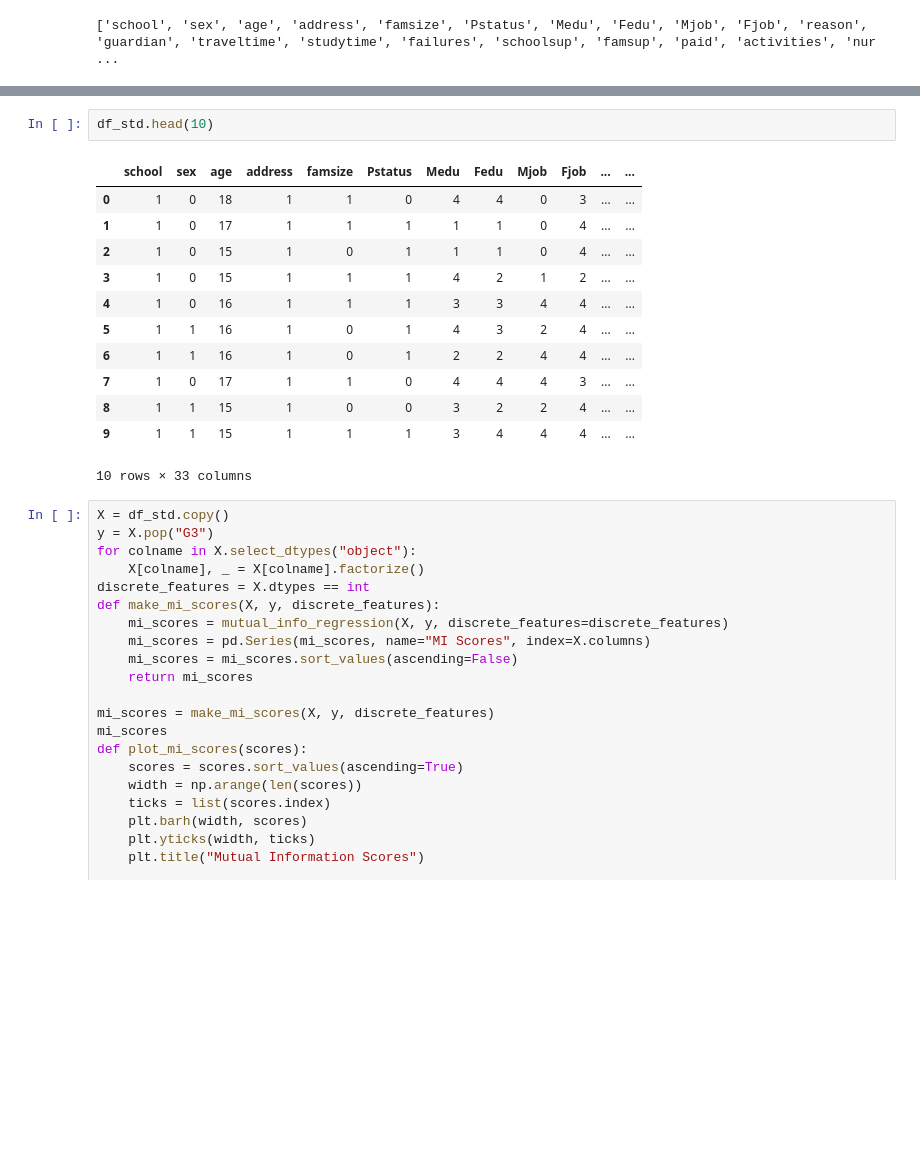
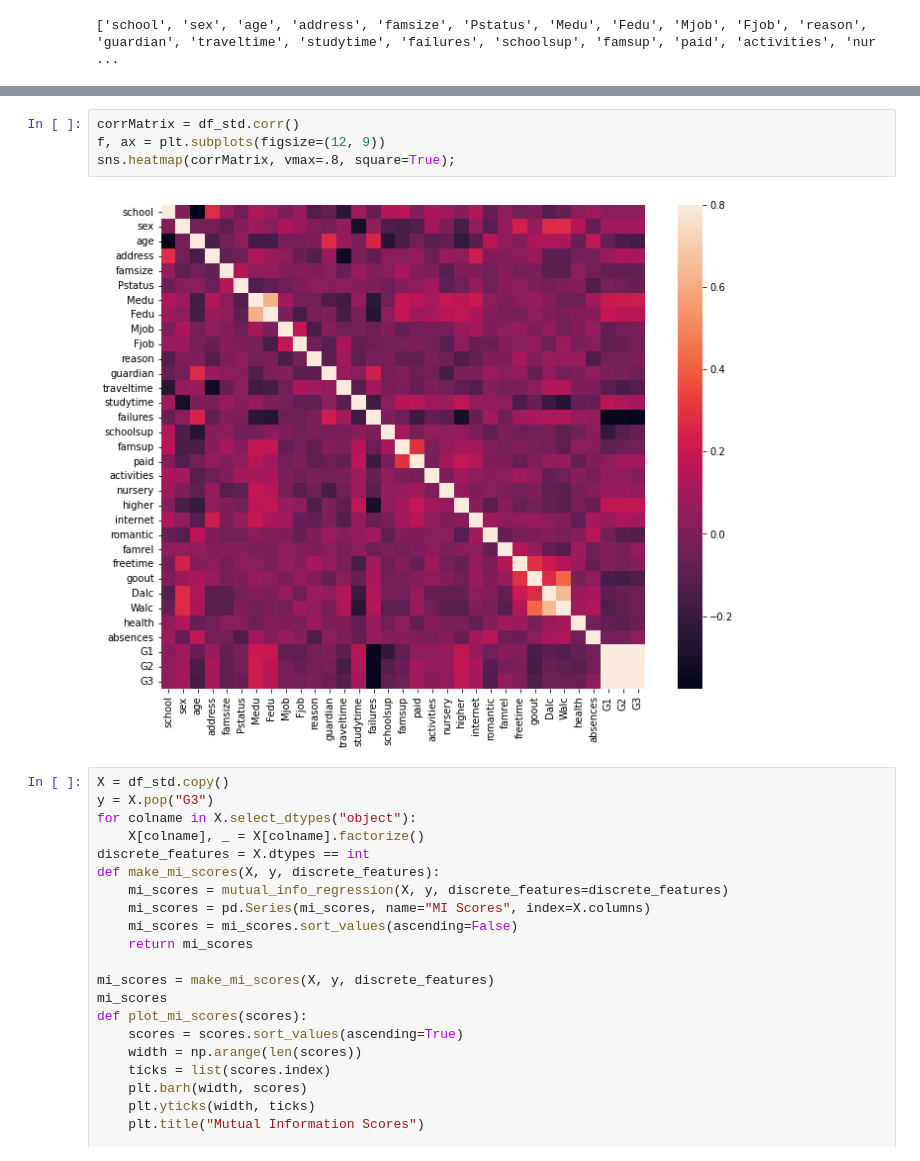
Before and after one commit to ABDELLAH-Hallou/students_performance, a Jupyter notebook: students_perf.ipynb, the cells around one changed output, grey strips where cells are left out. Saved outputs shown, nothing was run; the diff lists cells and outputs as text; blank space fills up the shorter version.

```diff
--- a/students_perf.ipynb
+++ b/students_perf.ipynb
@@ -390,18 +398,9 @@ data_dum['guardian'] = data_dum['guardian'].map(categorical_d)
-# %%
-df_std.head(10)
-# %% [output]
-|  | school | sex | age | address | famsize | Pstatus | Medu | Fedu | Mjob | Fjob | ... | ... |
-| 0 | 1 | 0 | 18 | 1 | 1 | 0 | 4 | 4 | 0 | 3 | ... | ... |
-| 1 | 1 | 0 | 17 | 1 | 1 | 1 | 1 | 1 | 0 | 4 | ... | ... |
-| 2 | 1 | 0 | 15 | 1 | 0 | 1 | 1 | 1 | 0 | 4 | ... | ... |
-| 3 | 1 | 0 | 15 | 1 | 1 | 1 | 4 | 2 | 1 | 2 | ... | ... |
-| 4 | 1 | 0 | 16 | 1 | 1 | 1 | 3 | 3 | 4 | 4 | ... | ... |
-| 5 | 1 | 1 | 16 | 1 | 0 | 1 | 4 | 3 | 2 | 4 | ... | ... |
-| 6 | 1 | 1 | 16 | 1 | 0 | 1 | 2 | 2 | 4 | 4 | ... | ... |
-| 7 | 1 | 0 | 17 | 1 | 1 | 0 | 4 | 4 | 4 | 3 | ... | ... |
-| 8 | 1 | 1 | 15 | 1 | 0 | 0 | 3 | 2 | 2 | 4 | ... | ... |
-| 9 | 1 | 1 | 15 | 1 | 1 | 1 | 3 | 4 | 4 | 4 | ... | ... |
-10 rows × 33 columns
+# %%
+corrMatrix = df_std.corr()
+f, ax = plt.subplots(figsize=(12, 9))
+sns.heatmap(corrMatrix, vmax=.8, square=True);
+# %% [output]
+[figure, added]
 # %%
 X = df_std.copy()
 y = X.pop("G3")
```
Also changed, not shown: parts of 8 cells of this notebook.
